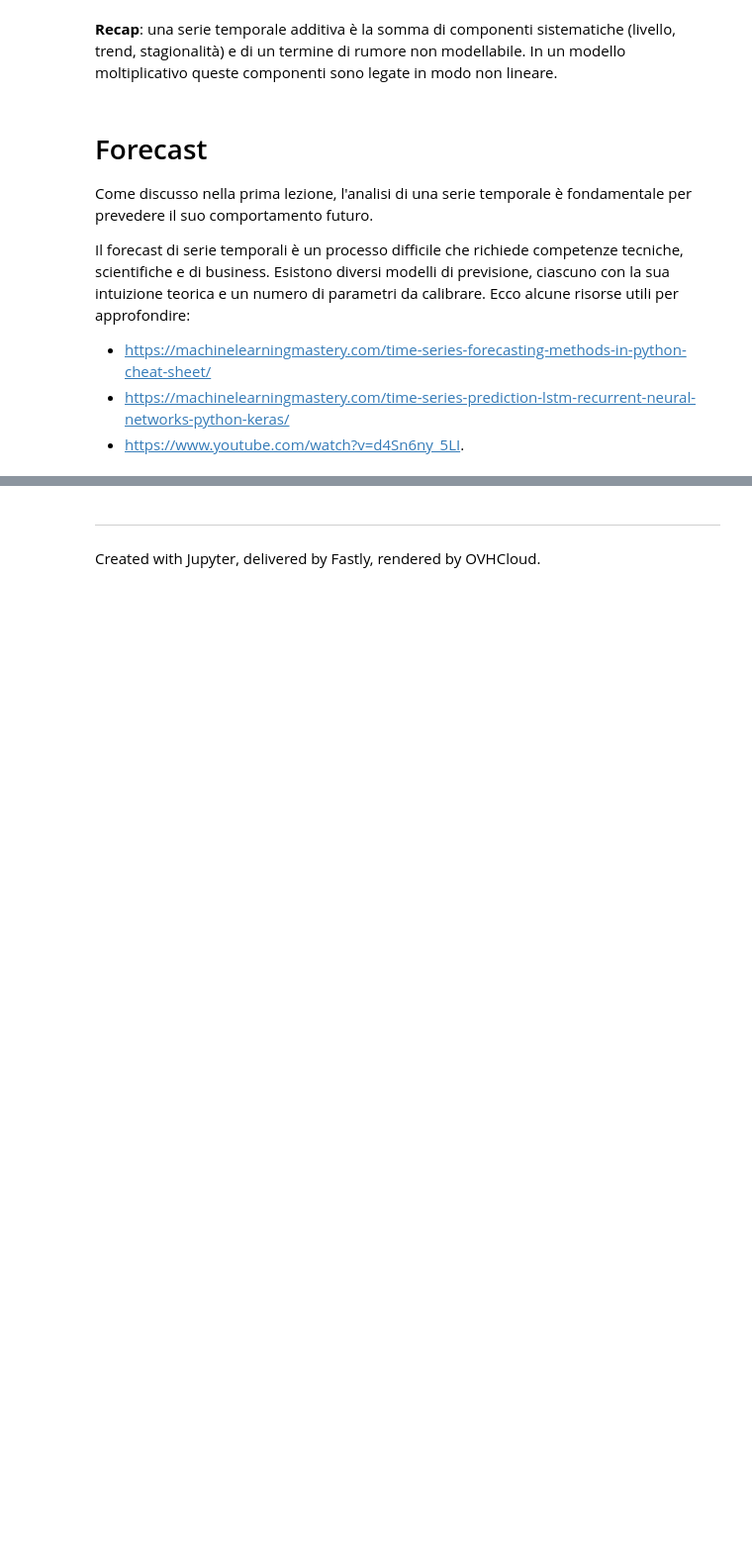
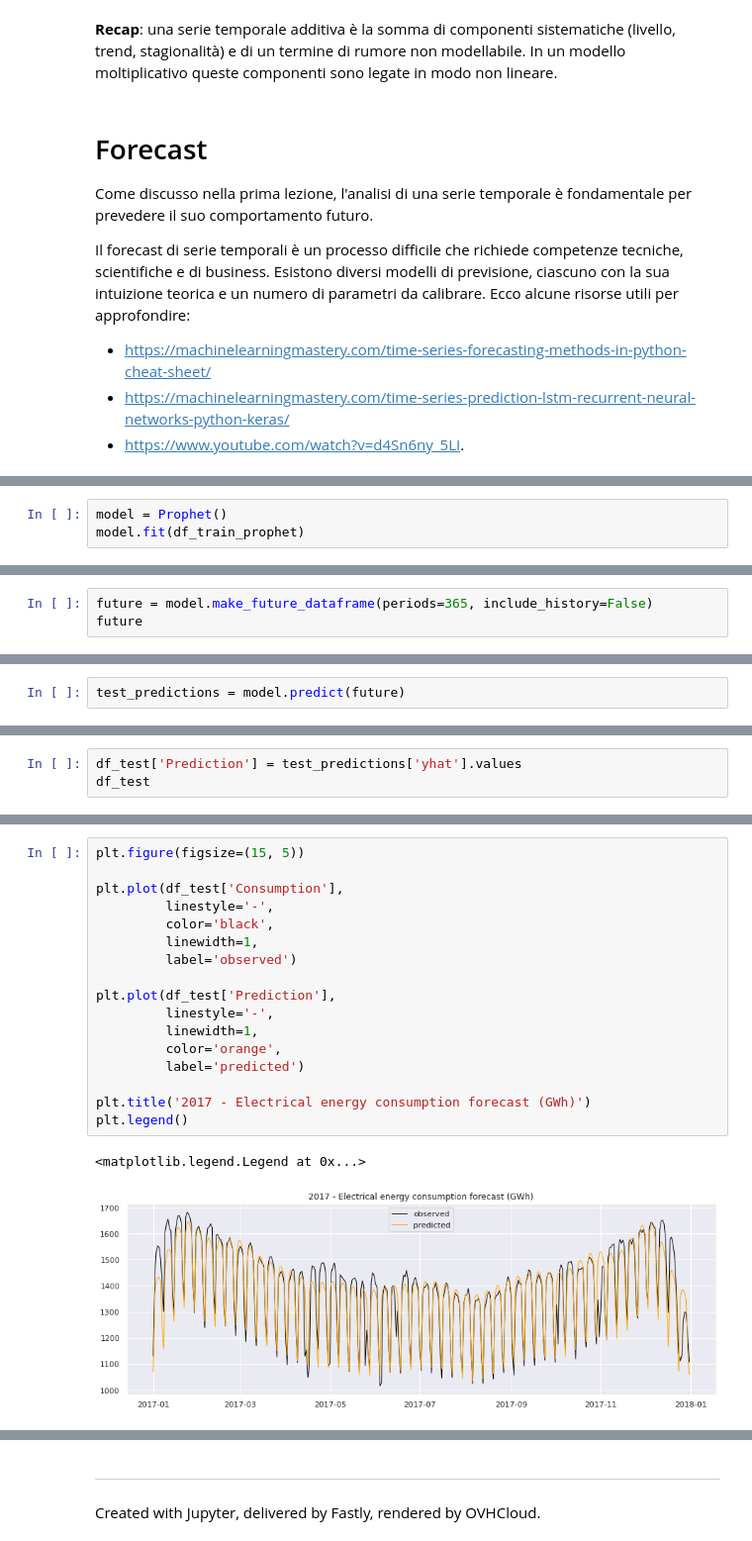
Before and after one commit to fbagattini/Lezioni, a Jupyter notebook: Analisi e Forecast di Serie Temporali con Python - Parte II.ipynb, the cells around one changed output, grey strips where cells are left out. Shown at 99% size. Cells and saved outputs as stored; diff of their text form; blank space fills up the shorter version.

Commit message:
aggiunta parte prophet in bozza

```diff
--- a/Analisi e Forecast di Serie Temporali con Python - Parte II.ipynb
+++ b/Analisi e Forecast di Serie Temporali con Python - Parte II.ipynb
@@ -629,0 +769,3 @@ Vediamo alcuni esempi di utilizzo.
+# %%
+model = Prophet()
+model.fit(df_train_prophet)
@@ -629,0 +777,3 @@ Vediamo alcuni esempi di utilizzo.
+# %%
+future = model.make_future_dataframe(periods=365, include_history=False)
+future
@@ -629,0 +794,2 @@ Vediamo alcuni esempi di utilizzo.
+# %%
+test_predictions = model.predict(future)
@@ -629,0 +820,3 @@ Vediamo alcuni esempi di utilizzo.
+# %%
+df_test['Prediction'] = test_predictions['yhat'].values
+df_test
@@ -629,0 +838,20 @@ Vediamo alcuni esempi di utilizzo.
+# %%
+plt.figure(figsize=(15, 5))
+
+plt.plot(df_test['Consumption'],
+         linestyle='-',
+         color='black',
+         linewidth=1,
+         label='observed')
+
+plt.plot(df_test['Prediction'],
+         linestyle='-',
+         linewidth=1,
+         color='orange',
+         label='predicted')
+
+plt.title('2017 - Electrical energy consumption forecast (GWh)')
+plt.legend()
+# %% [output]
+<matplotlib.legend.Legend at 0x...>
+[figure, added]
```
Also changed, not shown: parts of 28 cells of this notebook, 1 other file.
